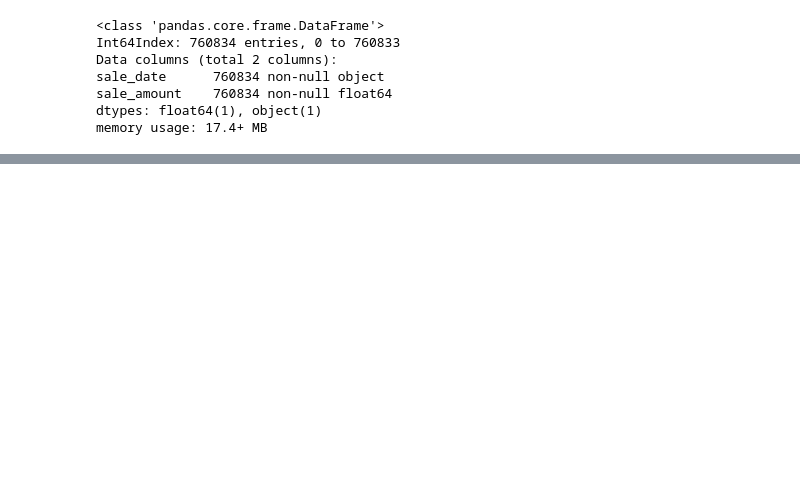
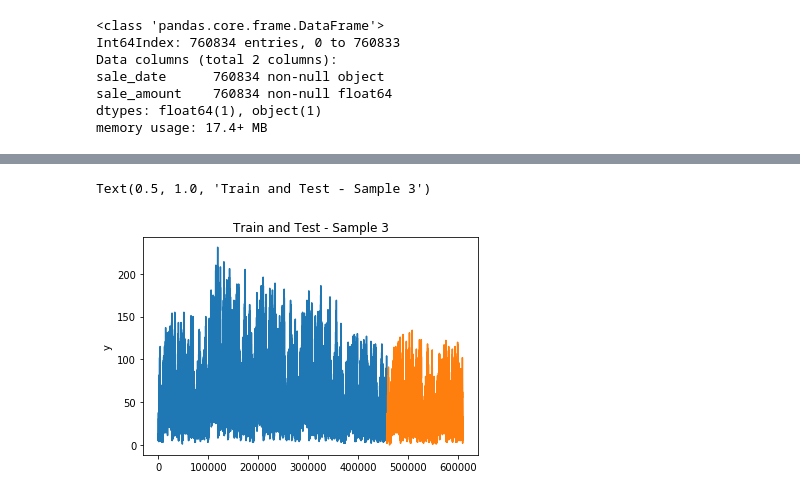
Before and after one commit to crisgiovanoni/ds-methodologies-exercises, a Jupyter notebook: time_series/exploration_exercise.ipynb, the cells around one changed output, grey strips where cells are left out. Saved outputs shown, nothing was run; the diff lists cells and outputs as text; code cells hidden in the pictures; blank space fills up the shorter version.

```diff
--- a/time_series/exploration_exercise.ipynb
+++ b/time_series/exploration_exercise.ipynb
@@ -99,0 +153,18 @@ grocery_test["sale_amount"] = y_test.copy()
+# %%
+#Sample 3
+X_train3 = X.iloc[sample_train_3id]
+y_train3 = y.iloc[sample_train_3id]
+
+X_test3 = X.iloc[sample_test_3id]
+y_test3 = y.iloc[sample_test_3id]
+
+train3 = pd.DataFrame(index=sample_train_3id, columns=["X"])
+train3["X"] = X_train3.copy()
+train3["y"] = y_train3.copy()
+
+test3 = pd.DataFrame(index=sample_test_3id, columns=["X"])
+test3["X"] = X_test3.copy()
+test3["y"] = y_test3.copy()
+
+train3.set_index("X")
+test3.set_index("X")
@@ -127,0 +311,8 @@ sns.lineplot(x="sale_date",y="sale_amount",data=grocery_test)
+# %%
+sns.lineplot(x=train3.index, y="y",data=train3)
+sns.lineplot(x=test3.index, y="y",data=test3)
+
+plt.title("Train and Test - Sample 3")
+# %% [output]
+Text(0.5, 1.0, 'Train and Test - Sample 3')
+[figure, added]
```
Also changed, not shown: parts of 20 cells of this notebook.
